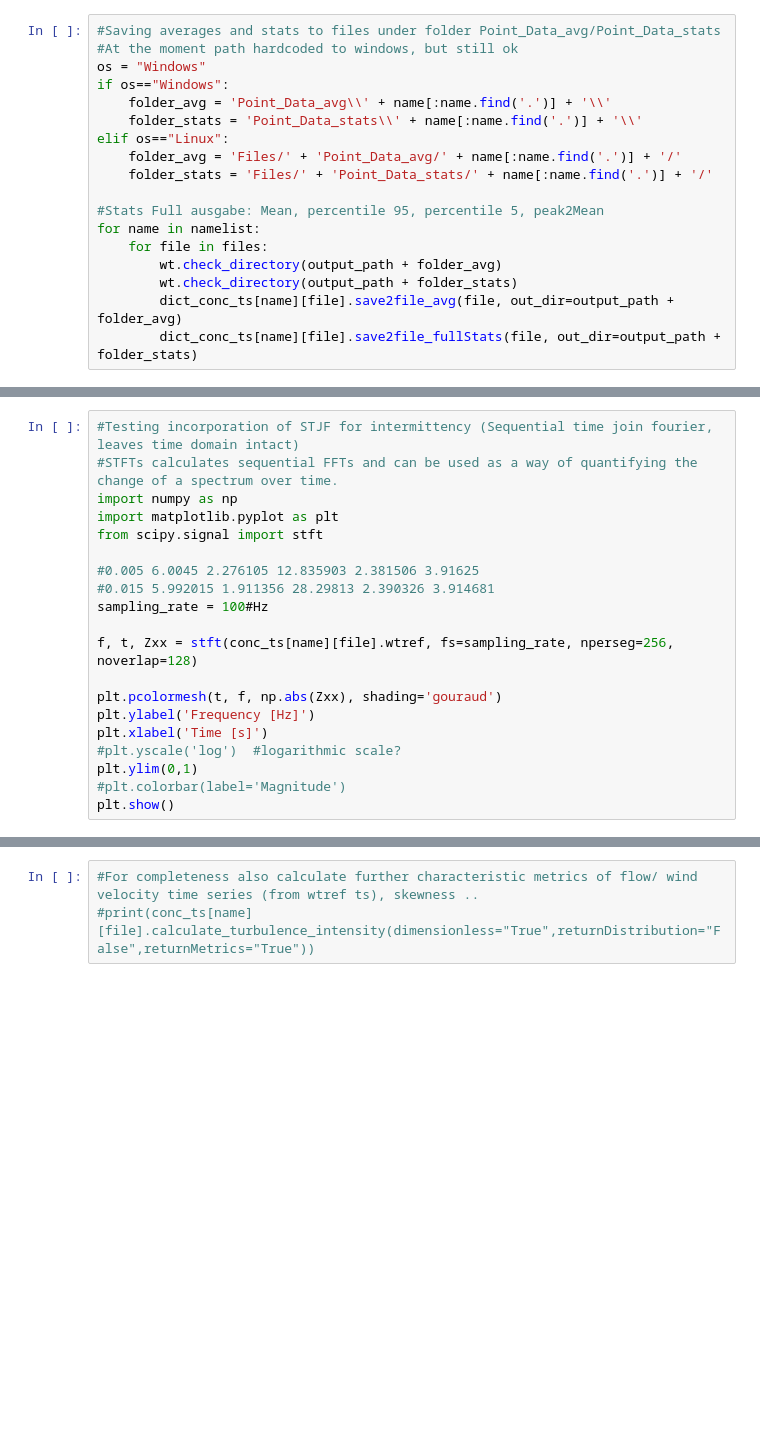
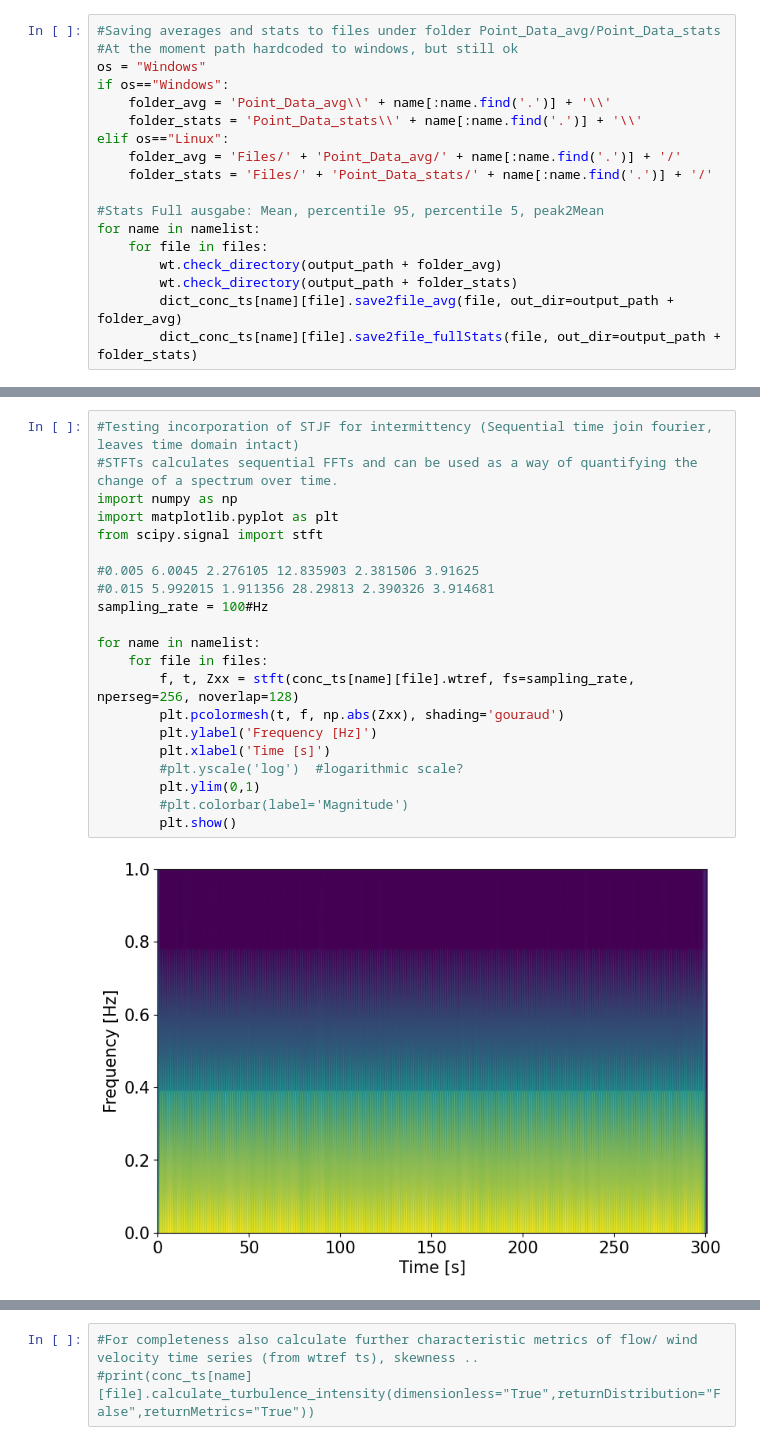
Before and after one commit to se04ber/WTSoftwareUtilitiesShare, a Jupyter notebook: Example_PointConc_Analysis_200325+Compare4.ipynb, the cells around one changed output, grey strips where cells are left out. Drawn from its saved outputs; the diff is of its cells as text; blank space fills up the shorter version.

```diff
--- a/Example_PointConc_Analysis_200325+Compare4.ipynb
+++ b/Example_PointConc_Analysis_200325+Compare4.ipynb
@@ -332,20 +379,23 @@ conc_ts[name][file].analyze_concentration_fluctuations(dimensionless="False",
 # %%
 #Testing incorporation of STJF for intermittency (Sequential time join fourier, leaves time domain intact)
 #STFTs calculates sequential FFTs and can be used as a way of quantifying the change of a spectrum over time.
 import numpy as np
 import matplotlib.pyplot as plt
 from scipy.signal import stft
 
 #0.005 6.0045 2.276105 12.835903 2.381506 3.91625
 #0.015 5.992015 1.911356 28.29813 2.390326 3.914681
 sampling_rate = 100#Hz
 
-f, t, Zxx = stft(conc_ts[name][file].wtref, fs=sampling_rate, nperseg=256, noverlap=128)
-
-plt.pcolormesh(t, f, np.abs(Zxx), shading='gouraud')
-plt.ylabel('Frequency [Hz]')
-plt.xlabel('Time [s]')
-#plt.yscale('log')  #logarithmic scale?
-plt.ylim(0,1)
-#plt.colorbar(label='Magnitude')
-plt.show()
+for name in namelist:
+    for file in files:
+        f, t, Zxx = stft(conc_ts[name][file].wtref, fs=sampling_rate, nperseg=256, noverlap=128)
+        plt.pcolormesh(t, f, np.abs(Zxx), shading='gouraud')
+        plt.ylabel('Frequency [Hz]')
+        plt.xlabel('Time [s]')
+        #plt.yscale('log')  #logarithmic scale?
+        plt.ylim(0,1)
+        #plt.colorbar(label='Magnitude')
+        plt.show()
+# %% [output]
+[figure, added]
```
Also changed, not shown: parts of 17 cells of this notebook, 10 other files.
